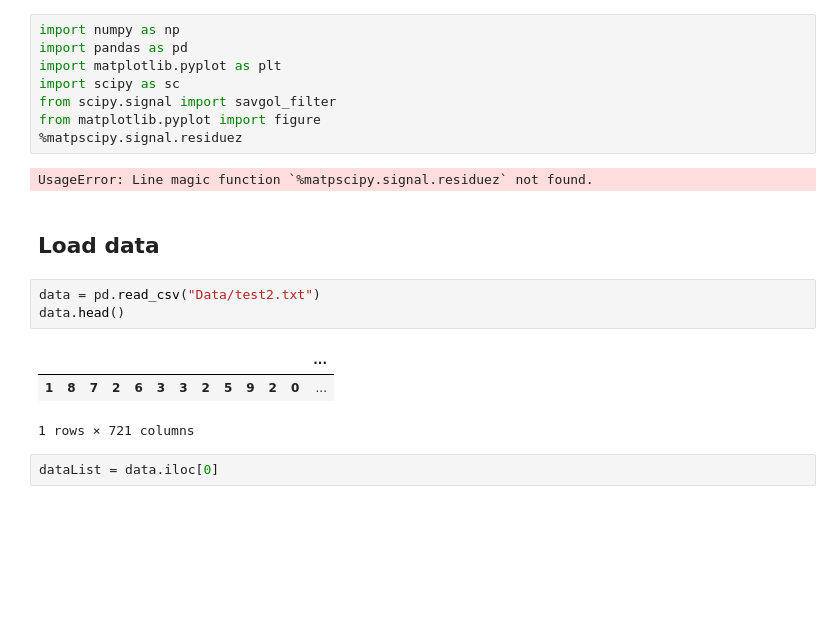
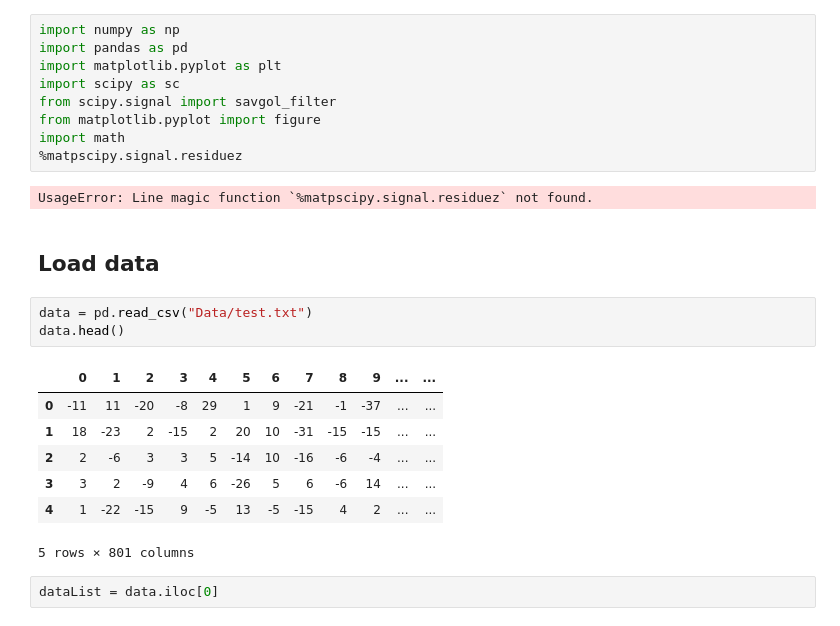
Before and after one commit to denisgriaznov/MyoArmControl, a Jupyter notebook: Python/visualize.ipynb, the cells around one changed output. Drawn from its saved outputs; the diff is of its cells as text; blank space fills up the shorter version.

```diff
--- a/Python/visualize.ipynb
+++ b/Python/visualize.ipynb
@@ -5,18 +5,23 @@ import matplotlib.pyplot as plt
 import scipy as sc
 from scipy.signal import savgol_filter
 from matplotlib.pyplot import figure
+import math
 %matpscipy.signal.residuez
 # %% [output]
 UsageError: Line magic function `%matpscipy.signal.residuez` not found.
 # %% [markdown]
 ## Load data
 # %%
-data = pd.read_csv("Data/test2.txt")
+data = pd.read_csv("Data/test.txt")
 data.head()
 # %% [output]
-|  |  |  |  |  |  |  |  |  |  |  |  | ... |
-| 1 | 8 | 7 | 2 | 6 | 3 | 3 | 2 | 5 | 9 | 2 | 0 | ... |
+|  | 0 | 1 | 2 | 3 | 4 | 5 | 6 | 7 | 8 | 9 | ... | ... |
+| 0 | -11 | 11 | -20 | -8 | 29 | 1 | 9 | -21 | -1 | -37 | ... | ... |
+| 1 | 18 | -23 | 2 | -15 | 2 | 20 | 10 | -31 | -15 | -15 | ... | ... |
+| 2 | 2 | -6 | 3 | 3 | 5 | -14 | 10 | -16 | -6 | -4 | ... | ... |
+| 3 | 3 | 2 | -9 | 4 | 6 | -26 | 5 | 6 | -6 | 14 | ... | ... |
+| 4 | 1 | -22 | -15 | 9 | -5 | 13 | -5 | -15 | 4 | 2 | ... | ... |
-1 rows × 721 columns
+5 rows × 801 columns
 # %%
 dataList = data.iloc[0]
 # %% [markdown]
```
Also changed, not shown: parts of 17 cells of this notebook, 7 other files.
